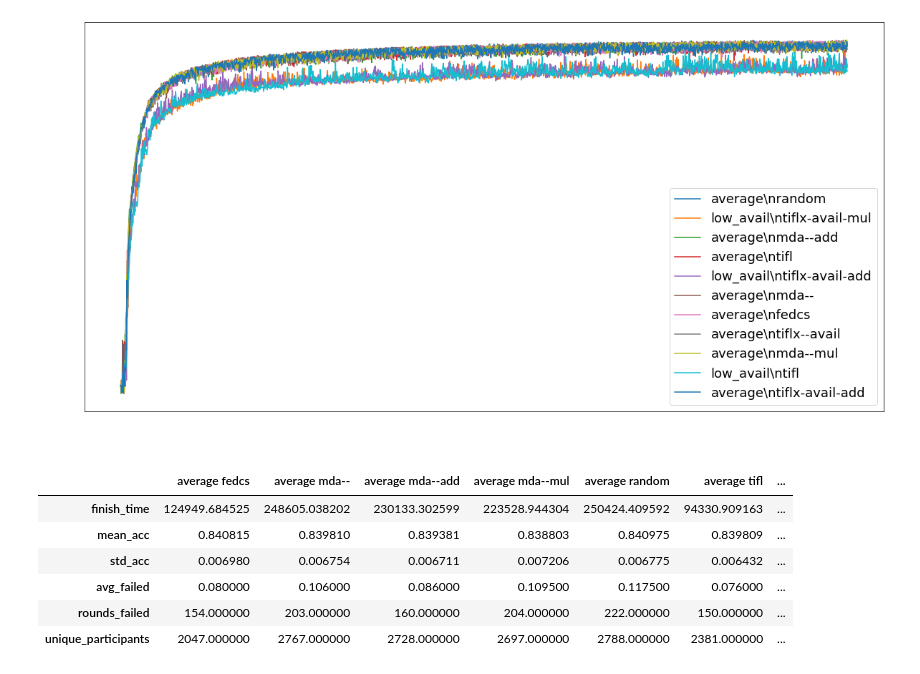
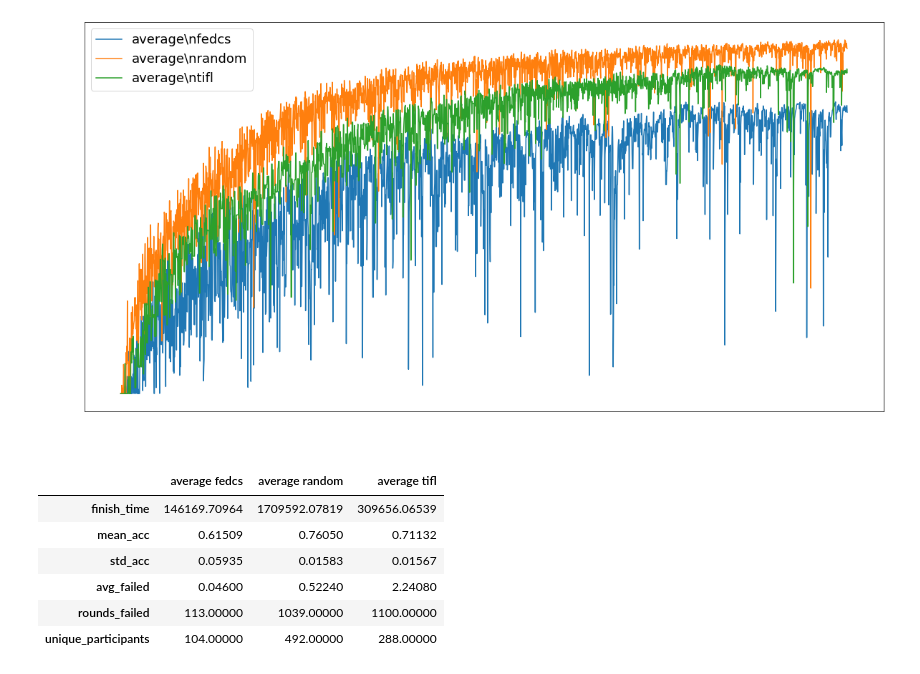
Before and after one commit to aminesi/FedML, a Jupyter notebook: fedml_experiments/distributed/fedavg/visualize.ipynb, the cells around one changed output. Drawn from its saved outputs; the diff is of its cells as text; code cells hidden in the pictures.

```diff
--- a/fedml_experiments/distributed/fedavg/visualize.ipynb
+++ b/fedml_experiments/distributed/fedavg/visualize.ipynb
@@ -35,7 +35,7 @@ def extract_file_data(file):
         return avg_failed, unique_participants, rounds_failed
 
 
-base = 'results/results-selectors/'
+base = 'results/cifar/'
 
 
 def extract_config(raw, key):
@@ -55,38 +55,41 @@ for dir in os.listdir(base):
         config += '\\n' + extract_config(args, 'selector')
         if 'mda' in config or 'tiflx' in config:
             config += '-' + extract_config(args, 'mda_method')
             config += '-' + extract_config(args, 'score_method')
 
     accuracies = np.load(base + dir + '/accuracies.npy')
     for file in os.listdir(base + dir):
         if file.endswith('.out'):
             avg_failed, unique_participants, rounds_failed = extract_file_data(base + dir + '/' + file)
 
     plt.plot(range(len(accuracies)), accuracies, label=config)
     times = np.load(base + dir + '/times.npy')
     data[config] = {
         'finish_time': times[-1],
         'mean_acc': accuracies[-100:].mean(),
         'std_acc': accuracies[-100:].std(),
         'avg_failed': avg_failed,
         'rounds_failed': rounds_failed,
         'unique_participants': unique_participants
     }
 
 plt.xlabel('Round number')
 plt.ylabel('Accuracy')
 plt.legend()
 plt.show()
 
+pd.options.display.float_format = '{:.5f}'.format
+
 df = pd.DataFrame(data)
 df = df.sort_index(axis=1)
+
 display(HTML(df.to_html().replace("\\n", "<br>")))
 # %% [output]
-[figure, old version]
+[figure, new version]
-|  | average fedcs | average mda-- | average mda--add | average mda--mul | average random | average tifl | ... |
-| finish_time | 124949.684525 | 248605.038202 | 230133.302599 | 223528.944304 | 250424.409592 | 94330.909163 | ... |
-| mean_acc | 0.840815 | 0.839810 | 0.839381 | 0.838803 | 0.840975 | 0.839809 | ... |
-| std_acc | 0.006980 | 0.006754 | 0.006711 | 0.007206 | 0.006775 | 0.006432 | ... |
-| avg_failed | 0.080000 | 0.106000 | 0.086000 | 0.109500 | 0.117500 | 0.076000 | ... |
-| rounds_failed | 154.000000 | 203.000000 | 160.000000 | 204.000000 | 222.000000 | 150.000000 | ... |
-| unique_participants | 2047.000000 | 2767.000000 | 2728.000000 | 2697.000000 | 2788.000000 | 2381.000000 | ... |
+|  | average fedcs | average random | average tifl |
+| finish_time | 146169.70964 | 1709592.07819 | 309656.06539 |
+| mean_acc | 0.61509 | 0.76050 | 0.71132 |
+| std_acc | 0.05935 | 0.01583 | 0.01567 |
+| avg_failed | 0.04600 | 0.52240 | 2.24080 |
+| rounds_failed | 113.00000 | 1039.00000 | 1100.00000 |
+| unique_participants | 104.00000 | 492.00000 | 288.00000 |
```
Also changed, not shown: 3 other files.
